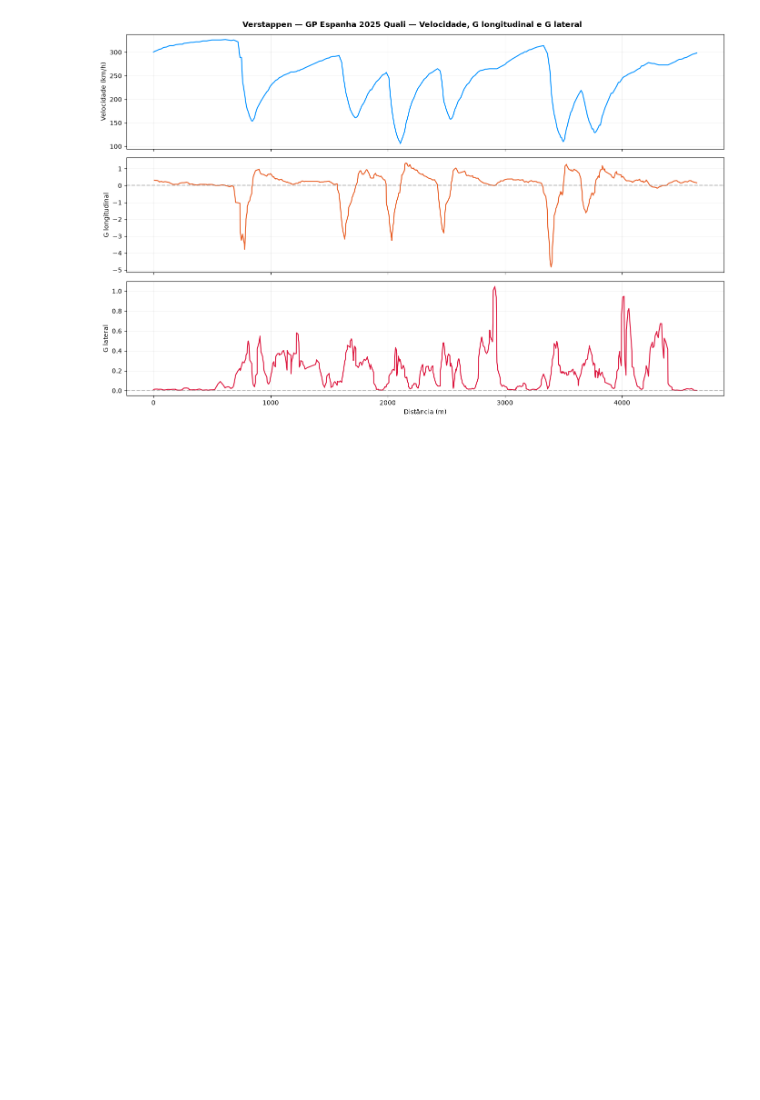
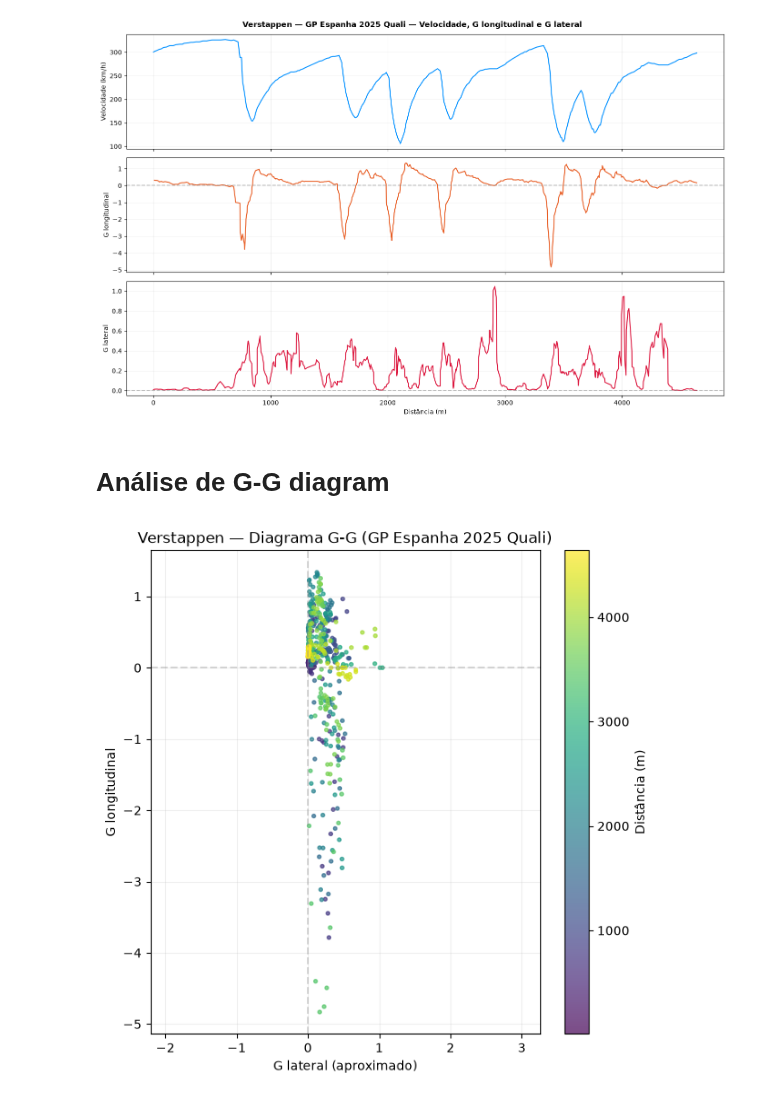
Before and after one commit to Mazzoni-mat-ap/telemetria-f1, a Jupyter notebook: notebooks/MODULO2.ipynb, the cells around one changed output. Drawn from its saved outputs; the diff is of its cells as text; code cells hidden in the pictures; blank space fills up the shorter version.

Commit message:
Adiciona diagrama_gg ao módulo de funções reutilizáveis

```diff
--- a/notebooks/MODULO2.ipynb
+++ b/notebooks/MODULO2.ipynb
@@ -477,3 +477,37 @@ plt.tight_layout()
 plt.show()
 # %% [output]
 [figure]
+# %% [markdown]
+# Análise de G-G diagram
+# %%
+def diagrama_gg(telemetria, titulo='Diagrama G-G'):
+    """
+    Plota o diagrama G-G (G lateral vs G longitudinal) de uma volta,
+    mostrando o envelope de aderência explorado pelo piloto.
+
+    NOTA: o G lateral aqui é uma aproximação (ver limitação documentada
+    em calcular_g_lateral). Use para comparação relativa entre pilotos.
+    """
+    dist_long, g_bruto_long, g_suave_long = calcular_g_longitudinal(telemetria)
+    dist_lat, g_bruto_lat, g_suave_lat = calcular_g_lateral(telemetria)
+
+    # Os dois arrays de G podem ter tamanhos diferentes (longitudinal perde
+    # 1 ponto no cálculo de diff) — vamos interpolar o lateral na mesma
+    # distância do longitudinal pra alinhar corretamente
+    g_lat_interp = np.interp(dist_long, dist_lat, g_suave_lat)
+
+    plt.figure(figsize=(7, 7))
+    sc = plt.scatter(g_lat_interp, g_suave_long, c=dist_long, cmap='viridis', s=8, alpha=0.7)
+    plt.axhline(0, color='gray', linestyle='--', alpha=0.3)
+    plt.axvline(0, color='gray', linestyle='--', alpha=0.3)
+    plt.colorbar(sc, label='Distância (m)')
+    plt.xlabel('G lateral (aproximado)')
+    plt.ylabel('G longitudinal')
+    plt.title(titulo)
+    plt.axis('equal')
+    plt.grid(alpha=0.2)
+    plt.show()
+# %%
+diagrama_gg(tel_ver, titulo='Verstappen — Diagrama G-G (GP Espanha 2025 Quali)')
+# %% [output]
+[figure, added]
```
Also changed, not shown: parts of 1 cell of this notebook, 2 other files.
